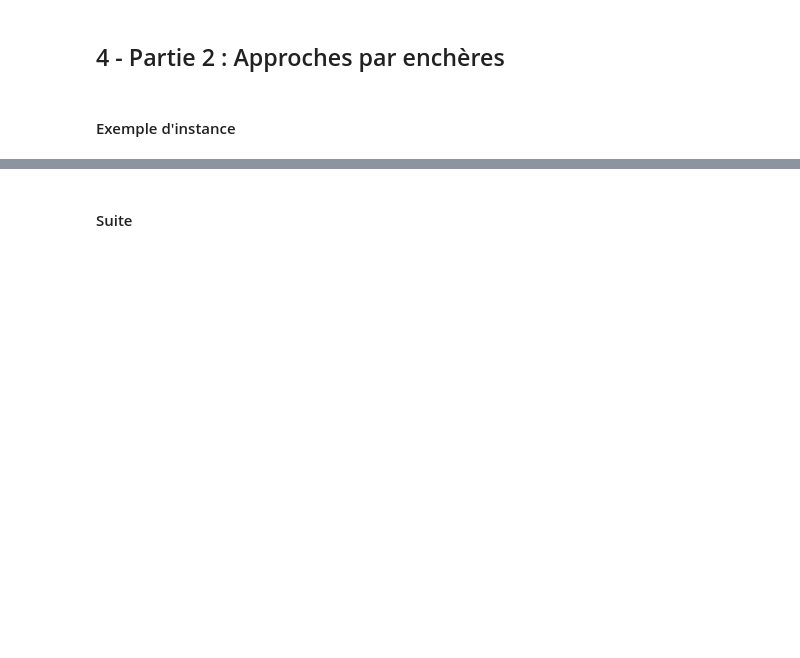
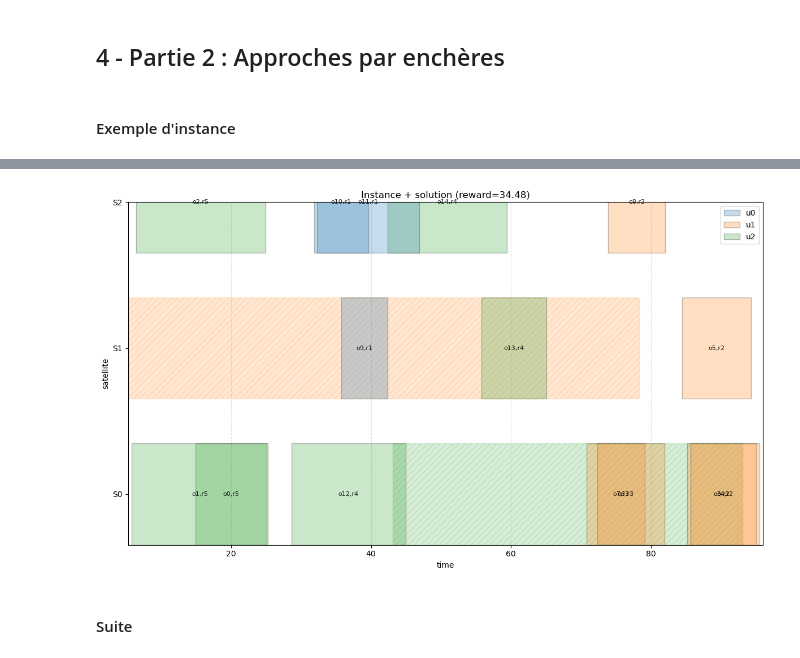
Before and after one commit to Melluchi/COCOMA, a Jupyter notebook: Projet_COCOMA.ipynb, the cells around one changed output, grey strips where cells are left out. Cells and saved outputs as stored; diff of their text form; code cells hidden in the pictures; blank space fills up the shorter version.

```diff
--- a/Projet_COCOMA.ipynb
+++ b/Projet_COCOMA.ipynb
@@ -1071,3 +1081,6 @@ requests = generate_requests(users, 2, horizon, 3.0, 10.0, 5.0, 50.0)
 observations = generate_observations(satellites, users, requests, 3, 6.0, 20.0)
 
 eoscsp_2 = generate_EOSCSP(1, satellites, users, requests, observations)
+# %%
+P2 = generate_EOSCSP(3, satellites, users, requests, observations)
+print(format_eoscsp(P2, max_items=50))
@@ -1074,3 +1105,14 @@ eoscsp_2 = generate_EOSCSP(1, satellites, users, requests, observations)
+# %%
+plot_eoscsp_windows(
+    P2,
+    plan=None,
+    title=f"Instance + solution (reward={reward:.2f})",
+    show_exclusives=True,
+    show_labels=True,        # souvent mieux pour la lisibilité
+    show_plan_labels=True
+)
+# %% [output]
+[figure, added]
 # %% [markdown]
 #### Suite
 # %% [markdown]
```
Also changed, not shown: parts of 43 cells of this notebook, 1 other file.
